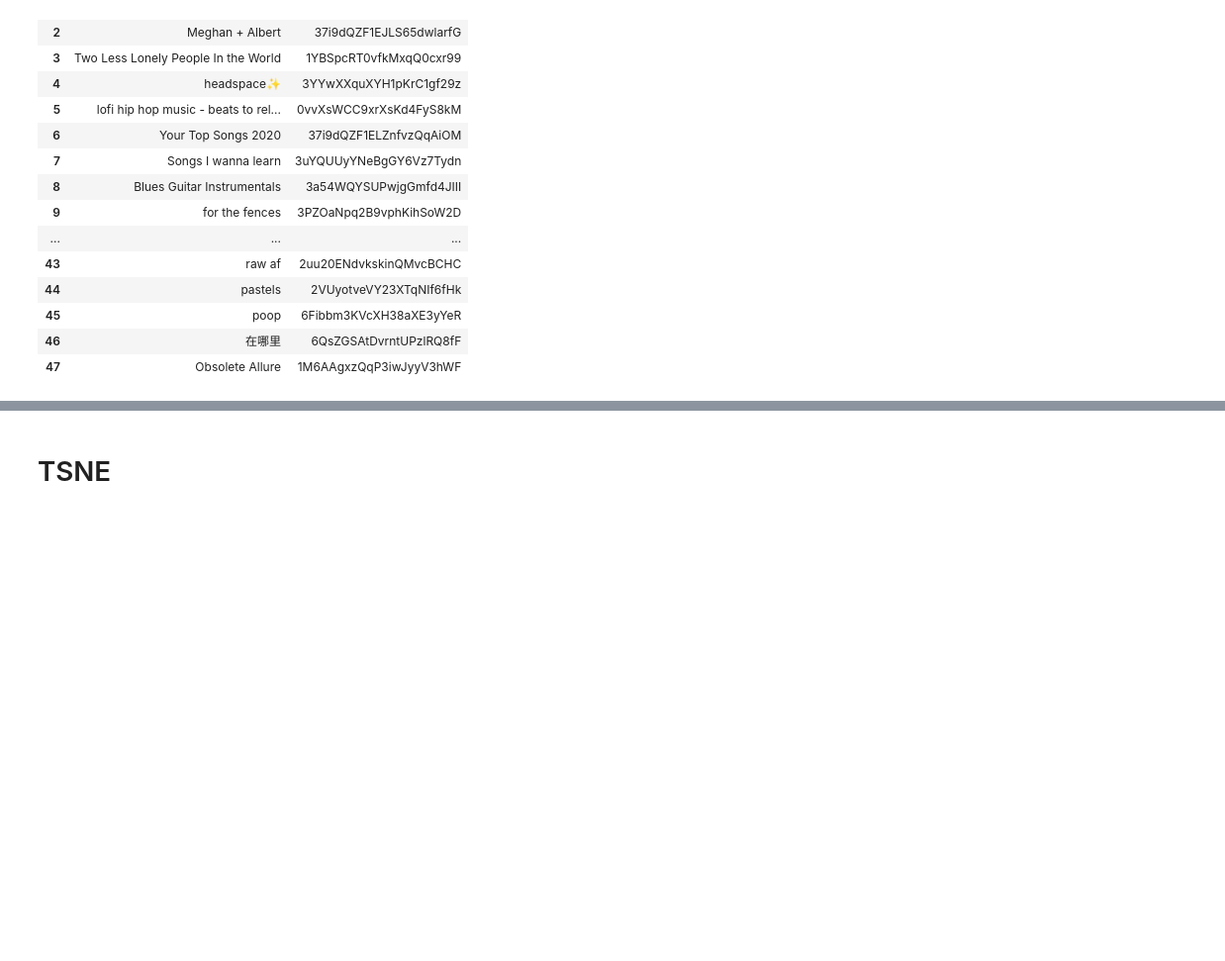
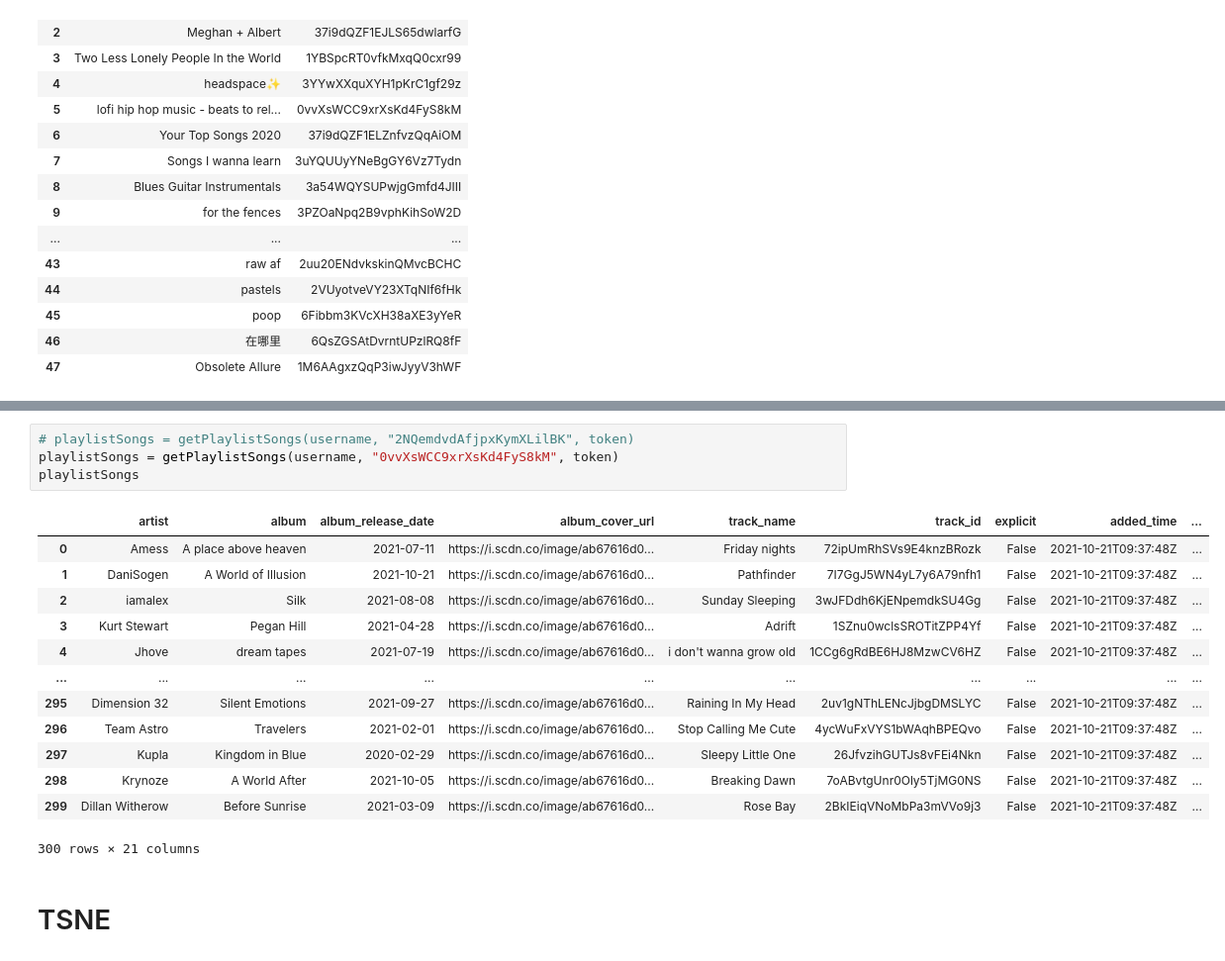
Before and after one commit to mcallisterdavid/calhacks2021, a Jupyter notebook: spotifyAPI.ipynb, the cells around one changed output, grey strips where cells are left out. Shown at 99% size. Cells and saved outputs as stored; diff of their text form; blank space fills up the shorter version.

```diff
--- a/spotifyAPI.ipynb
+++ b/spotifyAPI.ipynb
@@ -177,3 +160,21 @@ playlistSongs
+# %%
+# playlistSongs = getPlaylistSongs(username, "2NQemdvdAfjpxKymXLilBK", token)
+playlistSongs = getPlaylistSongs(username, "0vvXsWCC9xrXsKd4FyS8kM", token)
+playlistSongs
+# %% [output]
+|  | artist | album | album_release_date | album_cover_url | track_name | track_id | explicit | added_time | ... |
+| 0 | Amess | A place above heaven | 2021-07-11 | https://i.scdn.co/image/ab67616d0... | Friday nights | 72ipUmRhSVs9E4knzBRozk | False | 2021-10-21T09:37:48Z | ... |
+| 1 | DaniSogen | A World of Illusion | 2021-10-21 | https://i.scdn.co/image/ab67616d0... | Pathfinder | 7I7GgJ5WN4yL7y6A79nfh1 | False | 2021-10-21T09:37:48Z | ... |
+| 2 | iamalex | Silk | 2021-08-08 | https://i.scdn.co/image/ab67616d0... | Sunday Sleeping | 3wJFDdh6KjENpemdkSU4Gg | False | 2021-10-21T09:37:48Z | ... |
+| 3 | Kurt Stewart | Pegan Hill | 2021-04-28 | https://i.scdn.co/image/ab67616d0... | Adrift | 1SZnu0wclsSROTitZPP4Yf | False | 2021-10-21T09:37:48Z | ... |
+| 4 | Jhove | dream tapes | 2021-07-19 | https://i.scdn.co/image/ab67616d0... | i don't wanna grow old | 1CCg6gRdBE6HJ8MzwCV6HZ | False | 2021-10-21T09:37:48Z | ... |
+| ... | ... | ... | ... | ... | ... | ... | ... | ... | ... |
+| 295 | Dimension 32 | Silent Emotions | 2021-09-27 | https://i.scdn.co/image/ab67616d0... | Raining In My Head | 2uv1gNThLENcJjbgDMSLYC | False | 2021-10-21T09:37:48Z | ... |
+| 296 | Team Astro | Travelers | 2021-02-01 | https://i.scdn.co/image/ab67616d0... | Stop Calling Me Cute | 4ycWuFxVYS1bWAqhBPEQvo | False | 2021-10-21T09:37:48Z | ... |
+| 297 | Kupla | Kingdom in Blue | 2020-02-29 | https://i.scdn.co/image/ab67616d0... | Sleepy Little One | 26JfvzihGUTJs8vFEi4Nkn | False | 2021-10-21T09:37:48Z | ... |
+| 298 | Krynoze | A World After | 2021-10-05 | https://i.scdn.co/image/ab67616d0... | Breaking Dawn | 7oABvtgUnr0Oly5TjMG0NS | False | 2021-10-21T09:37:48Z | ... |
+| 299 | Dillan Witherow | Before Sunrise | 2021-03-09 | https://i.scdn.co/image/ab67616d0... | Rose Bay | 2BkIEiqVNoMbPa3mVVo9j3 | False | 2021-10-21T09:37:48Z | ... |
+300 rows × 21 columns
 # %% [markdown]
 # TSNE
 # %%
```
Also changed, not shown: parts of 4 cells of this notebook, 12 other files.
